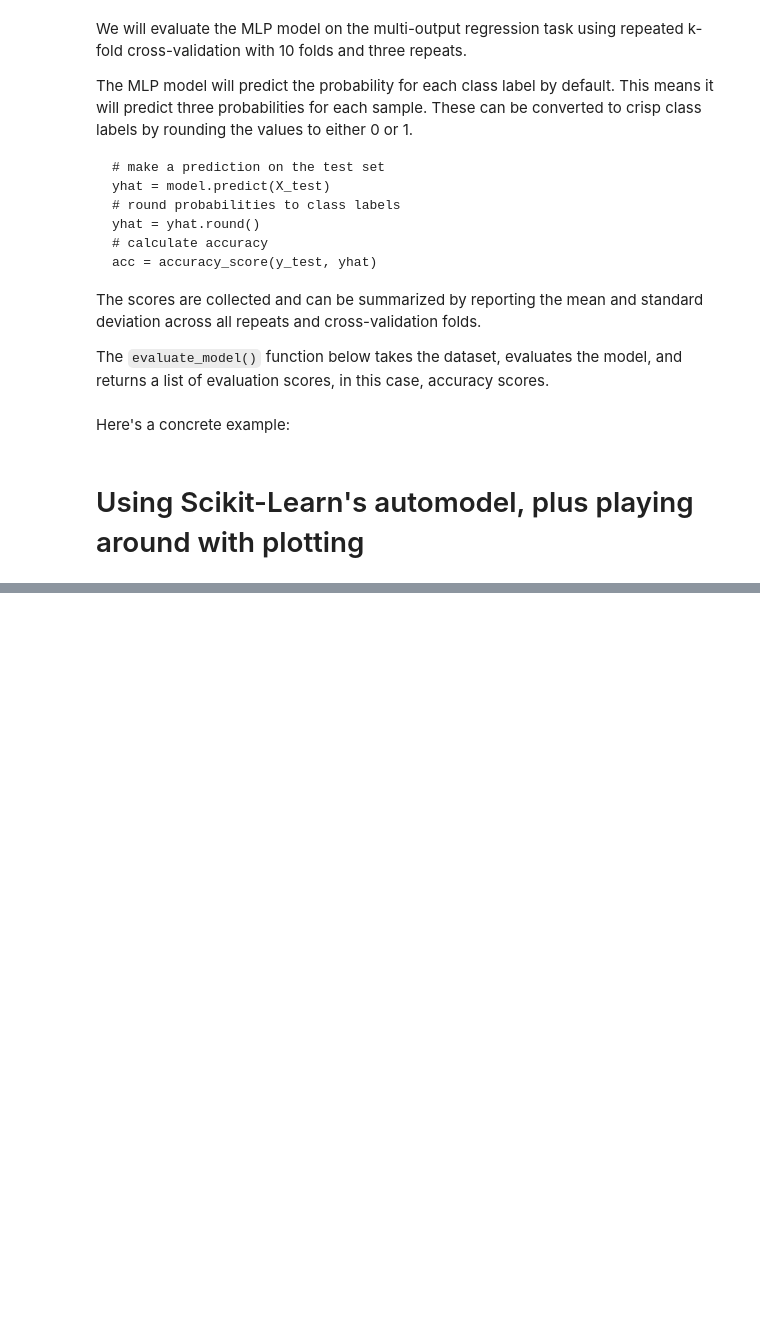
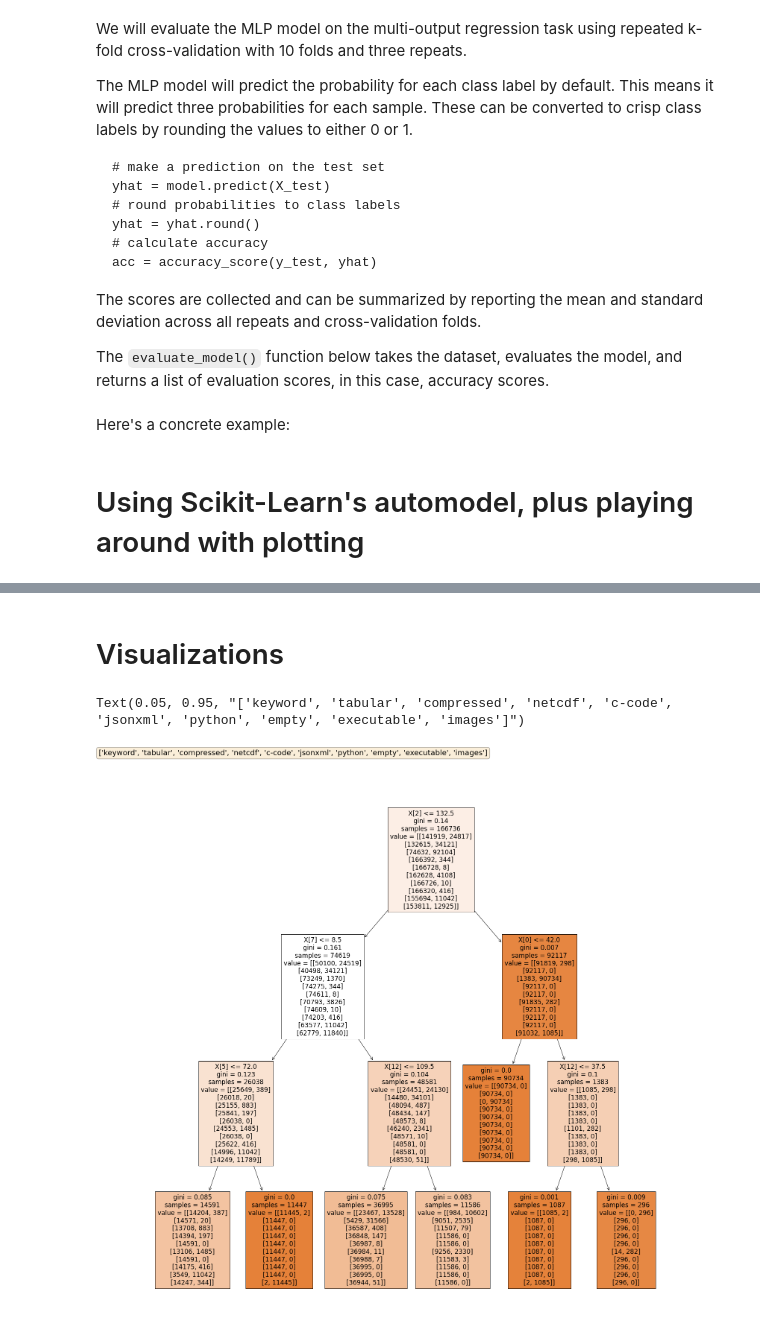
Before and after one commit to xtracthub/xtract-research-notebooks, a Jupyter notebook: tylerg-multilabel.ipynb, the cells around one changed output, grey strips where cells are left out. Saved outputs shown, nothing was run; the diff lists cells and outputs as text; code cells hidden in the pictures; blank space fills up the shorter version.

```diff
--- a/tylerg-multilabel.ipynb
+++ b/tylerg-multilabel.ipynb
@@ -350,0 +381,29 @@ pl.show()
+# %% [markdown]
+# Visualizations
+# %%
+import os
+from matplotlib import pyplot as plt
+from sklearn import tree
+import numpy as np
+import pickle
+
+# --- fill these in to specify which pickle should be opened ---
+file = "tyler_dtc-head-16-cdiac_multilabel_gt_copy.csv-2022-03-03-09.31.17.pkl"
+classifier_name = file.split("-")[0]
+# --------------------------------------------------------------
+
+os.chdir('../XtractPredictor/')
+classifier = pickle.load(open(f"stored_models/trained_classifiers/{classifier_name}/{file}", "rb"))
+# labelfile_name = file.replace(".pkl", ".txt")
+# labels = open(f"/Users/tylergroshong/xtract/XtractPredictor/stored_models/trained_classifier_labels/{classifier}_labels/{labelfile_name}", "r").readlines()
+os.chdir('../xtract-research-notebooks/')
+
+fig = plt.figure(figsize=(25, 25))
+_ = tree.plot_tree(classifier.model,
+                   filled=True)
+props = dict(boxstyle='round', facecolor='wheat', alpha=0.5)
+fig.text(0.05, 0.95, classifier.unique_labels, fontsize=20,
+        verticalalignment='top', bbox=props)
+# %% [output]
+Text(0.05, 0.95, "['keyword', 'tabular', 'compressed', 'netcdf', 'c-code', 'jsonxml', 'python', 'empty', 'executable', 'images']")
+[figure, added]
```
Also changed, not shown: parts of 5 cells of this notebook.
